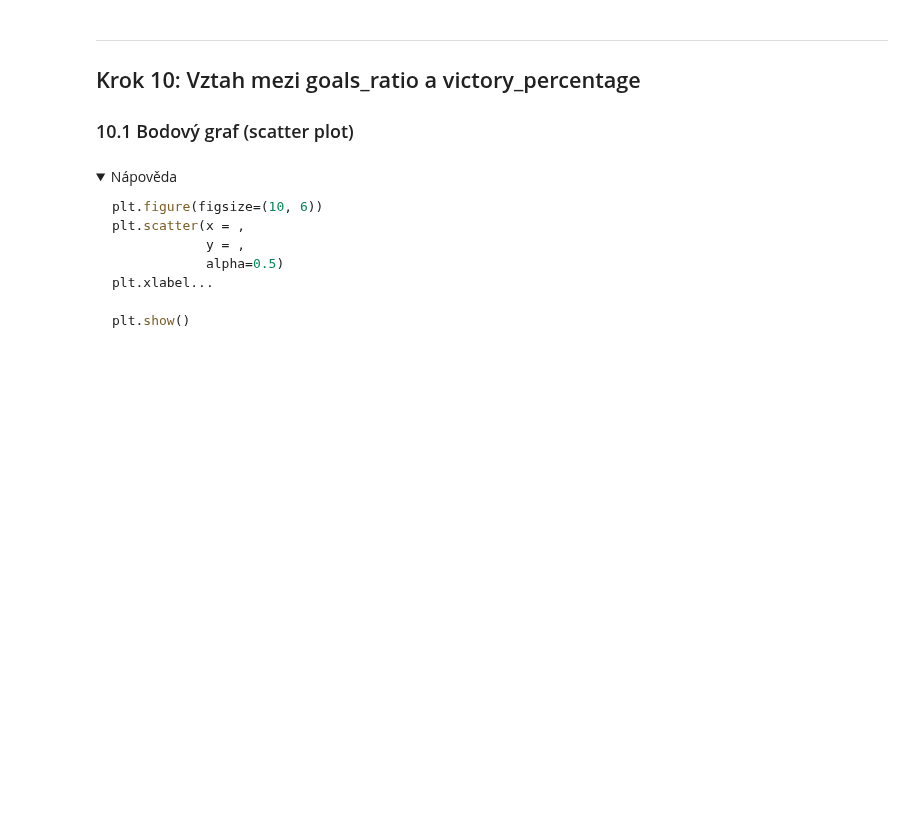
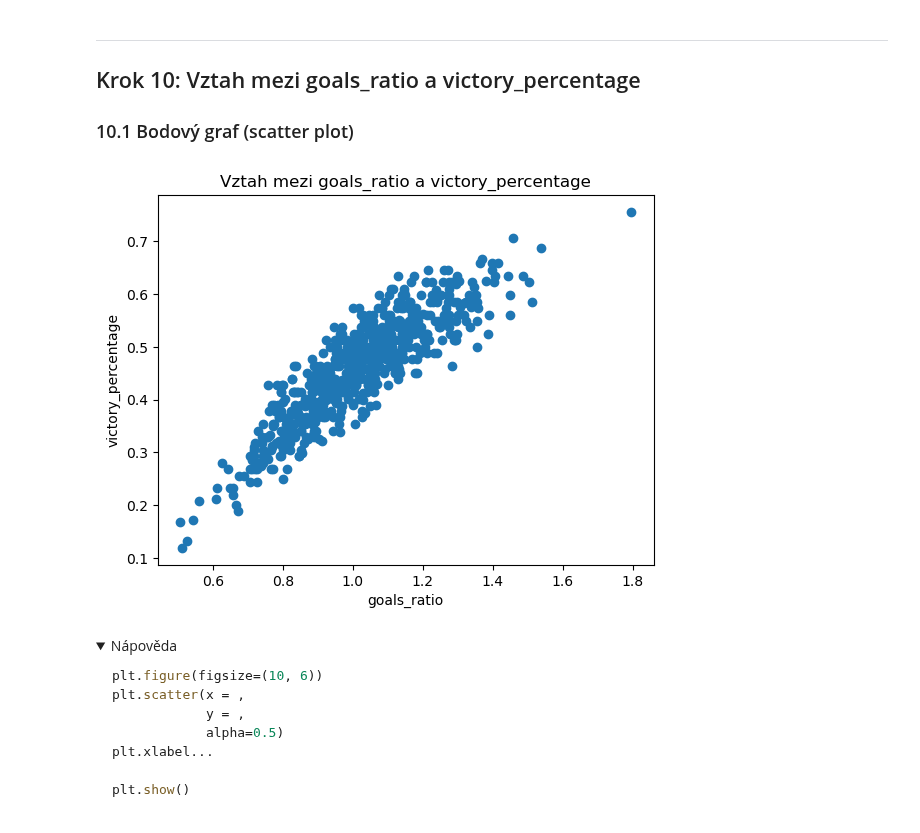
Before and after one commit to danakozakova/Python-CodersLab, a Jupyter notebook: Day_10_Workshop/notebooks/03_DataAnalysis_reseni.ipynb, the cells around one changed output. Cells and saved outputs as stored; diff of their text form; code cells hidden in the pictures; folded sections open; blank space fills up the shorter version.

```diff
--- a/Day_10_Workshop/notebooks/03_DataAnalysis_reseni.ipynb
+++ b/Day_10_Workshop/notebooks/03_DataAnalysis_reseni.ipynb
@@ -641,3 +685,17 @@ In this step, we will perform the following exercises:
+# %%
+# Vytvořte scatter plot pro goals_ratio vs victory_percentage
+plt.scatter(
+    df['goals_ratio'],
+    df['victory_percentage']
+)
+
+plt.xlabel('goals_ratio')
+plt.ylabel('victory_percentage')
+
+plt.title('Vztah mezi goals_ratio a victory_percentage')
+plt.show()
+# %% [output]
+[figure, added]
 # %% [markdown]
 <details>
 <summary>Nápověda</summary>
```
Also changed, not shown: parts of 11 cells of this notebook.
